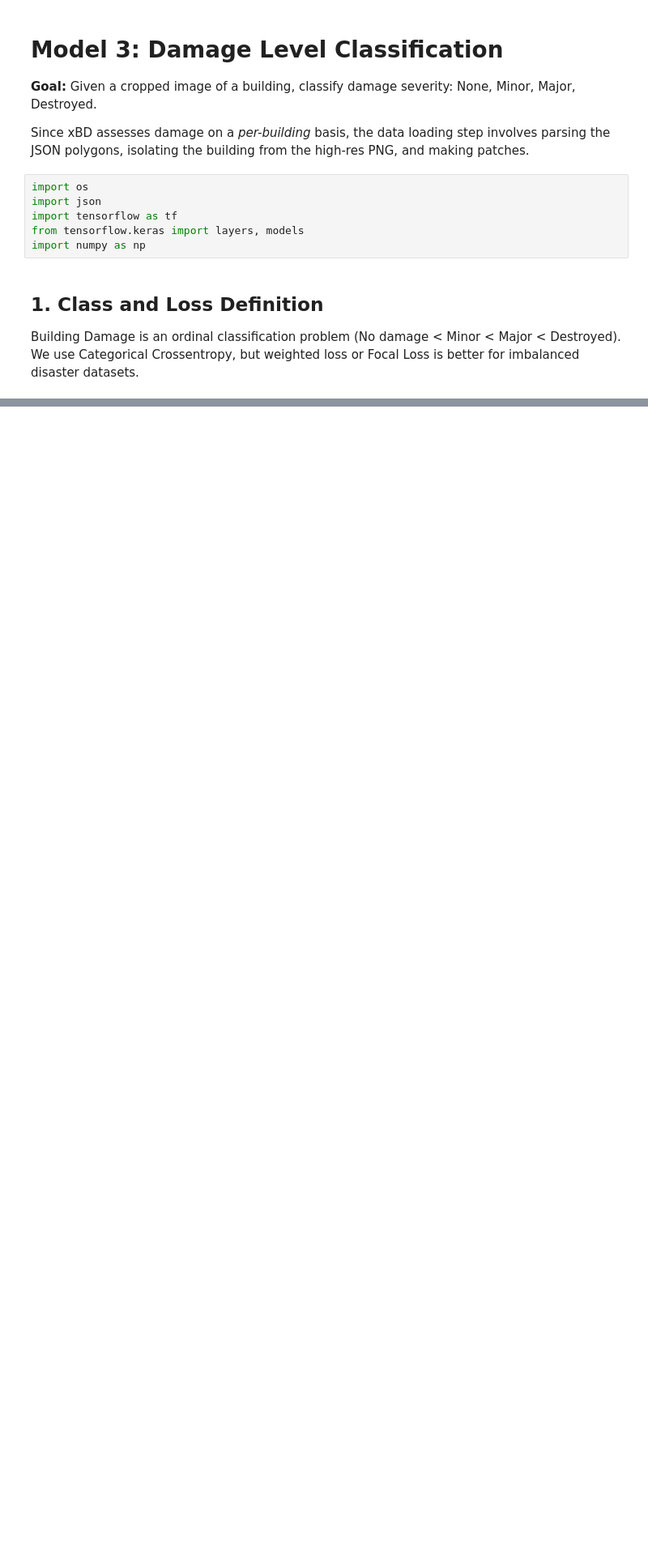
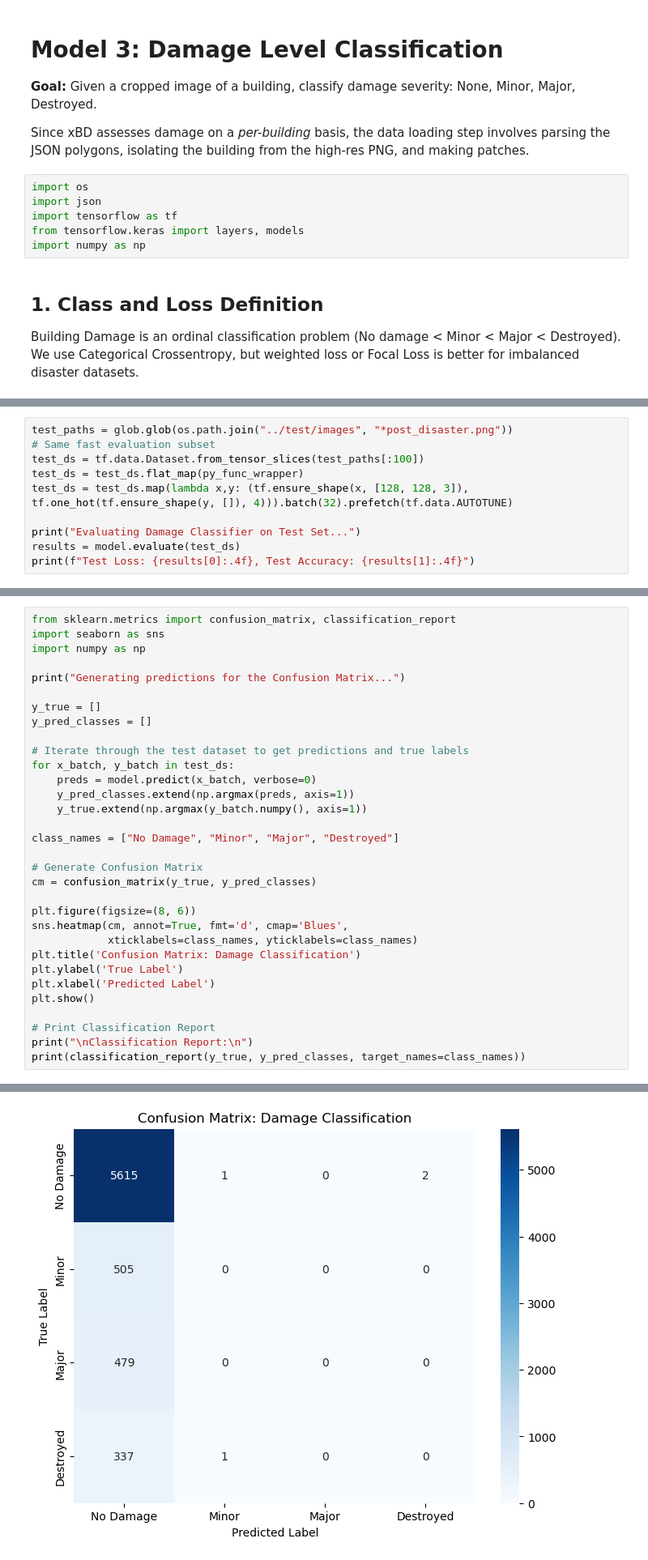
Before and after one commit to savnimaheshwari/catapult, a Jupyter notebook: ml_pipeline/Model_3_Damage_Classification.ipynb, the cells around one changed output, grey strips where cells are left out. Shown at 81% size. Drawn from its saved outputs; the diff is of its cells as text; blank space fills up the shorter version.

```diff
--- a/ml_pipeline/Model_3_Damage_Classification.ipynb
+++ b/ml_pipeline/Model_3_Damage_Classification.ipynb
@@ -60,0 +194,10 @@ model.summary()
+# %%
+test_paths = glob.glob(os.path.join("../test/images", "*post_disaster.png"))
+# Same fast evaluation subset
+test_ds = tf.data.Dataset.from_tensor_slices(test_paths[:100])
+test_ds = test_ds.flat_map(py_func_wrapper)
+test_ds = test_ds.map(lambda x,y: (tf.ensure_shape(x, [128, 128, 3]), tf.one_hot(tf.ensure_shape(y, []), 4))).batch(32).prefetch(tf.data.AUTOTUNE)
+
+print("Evaluating Damage Classifier on Test Set...")
+results = model.evaluate(test_ds)
+print(f"Test Loss: {results[0]:.4f}, Test Accuracy: {results[1]:.4f}")
@@ -60,0 +242,33 @@ model.summary()
+# %%
+from sklearn.metrics import confusion_matrix, classification_report
+import seaborn as sns
+import numpy as np
+
+print("Generating predictions for the Confusion Matrix...")
+
+y_true = []
+y_pred_classes = []
+
+# Iterate through the test dataset to get predictions and true labels
+for x_batch, y_batch in test_ds:
+    preds = model.predict(x_batch, verbose=0)
+    y_pred_classes.extend(np.argmax(preds, axis=1))
+    y_true.extend(np.argmax(y_batch.numpy(), axis=1))
+
+class_names = ["No Damage", "Minor", "Major", "Destroyed"]
+
+# Generate Confusion Matrix
+cm = confusion_matrix(y_true, y_pred_classes)
+
+plt.figure(figsize=(8, 6))
+sns.heatmap(cm, annot=True, fmt='d', cmap='Blues',
+            xticklabels=class_names, yticklabels=class_names)
+plt.title('Confusion Matrix: Damage Classification')
+plt.ylabel('True Label')
+plt.xlabel('Predicted Label')
+plt.show()
+
+# Print Classification Report
+print("\nClassification Report:\n")
+print(classification_report(y_true, y_pred_classes, target_names=class_names))
+# %% [output]
@@ -60,0 +276 @@ model.summary()
+[figure, added]
```
Also changed, not shown: parts of 9 cells of this notebook, 7 other files.
